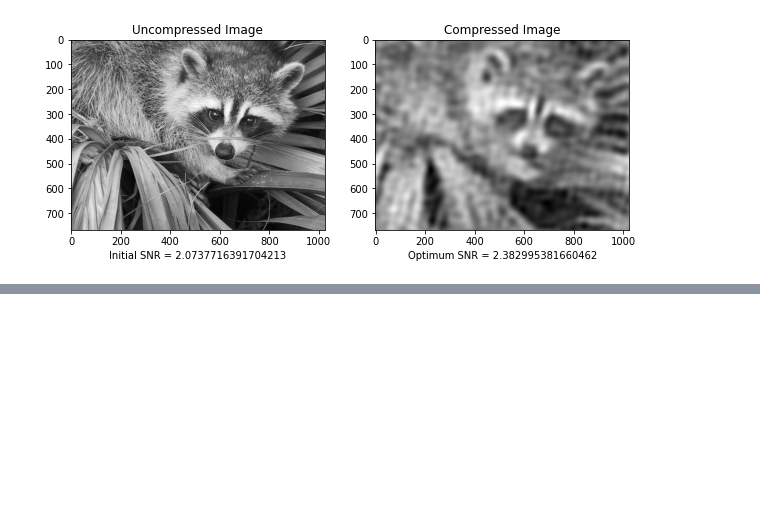
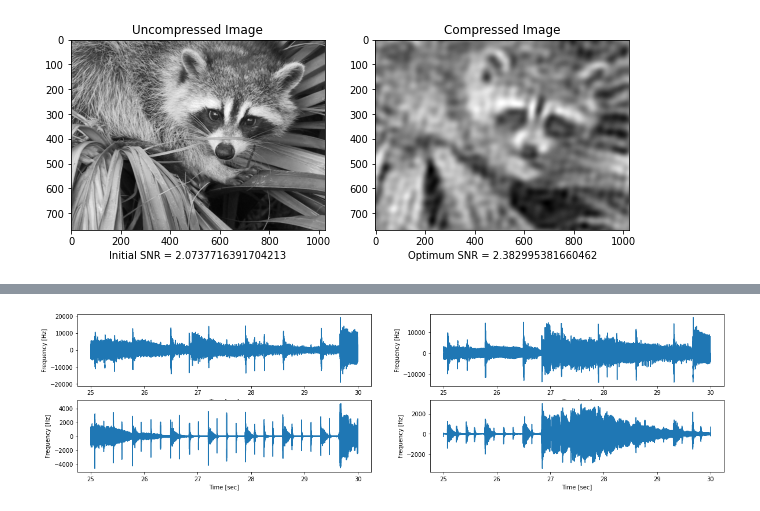
Before and after one commit to fusedbloxxer/signals-processing, a Jupyter notebook: dft-image-processing/main.ipynb, the cells around one changed output, grey strips where cells are left out. Drawn from its saved outputs; the diff is of its cells as text; code cells hidden in the pictures; blank space fills up the shorter version.

```diff
--- a/dft-image-processing/main.ipynb
+++ b/dft-image-processing/main.ipynb
@@ -367,0 +403,31 @@ plt.show()
+# %%
+sound_chan1_int_proc = np.real(np.fft.ifft(sound_chan1_int_fft))
+sound_chan2_int_proc = np.real(np.fft.ifft(sound_chan2_int_fft))
+
+# Modified sound interval
+fig, axis = plt.subplots(2, 2, figsize=(20, 5))
+
+# Before
+# First channel
+axis[0][0].plot(time_array[interval[0]:interval[1]], sound_chan1[interval[0]:interval[1]])
+axis[0][0].set_ylabel('Frequency [Hz]')
+axis[0][0].set_xlabel('Time [sec]')
+
+# Second channel
+axis[0][1].plot(time_array[interval[0]:interval[1]], sound_chan2[interval[0]:interval[1]])
+axis[0][1].set_ylabel('Frequency [Hz]')
+axis[0][1].set_xlabel('Time [sec]')
+
+# After
+# First channel
+axis[1][0].plot(time_array[interval[0]:interval[1]], sound_chan1_int_proc)
+axis[1][0].set_ylabel('Frequency [Hz]')
+axis[1][0].set_xlabel('Time [sec]')
+
+# Second channel
+axis[1][1].plot(time_array[interval[0]:interval[1]], sound_chan2_int_proc)
+axis[1][1].set_ylabel('Frequency [Hz]')
+axis[1][1].set_xlabel('Time [sec]')
+plt.show()
+# %% [output]
+[figure, added]
```
Also changed, not shown: parts of 7 cells of this notebook, 2 other files.
